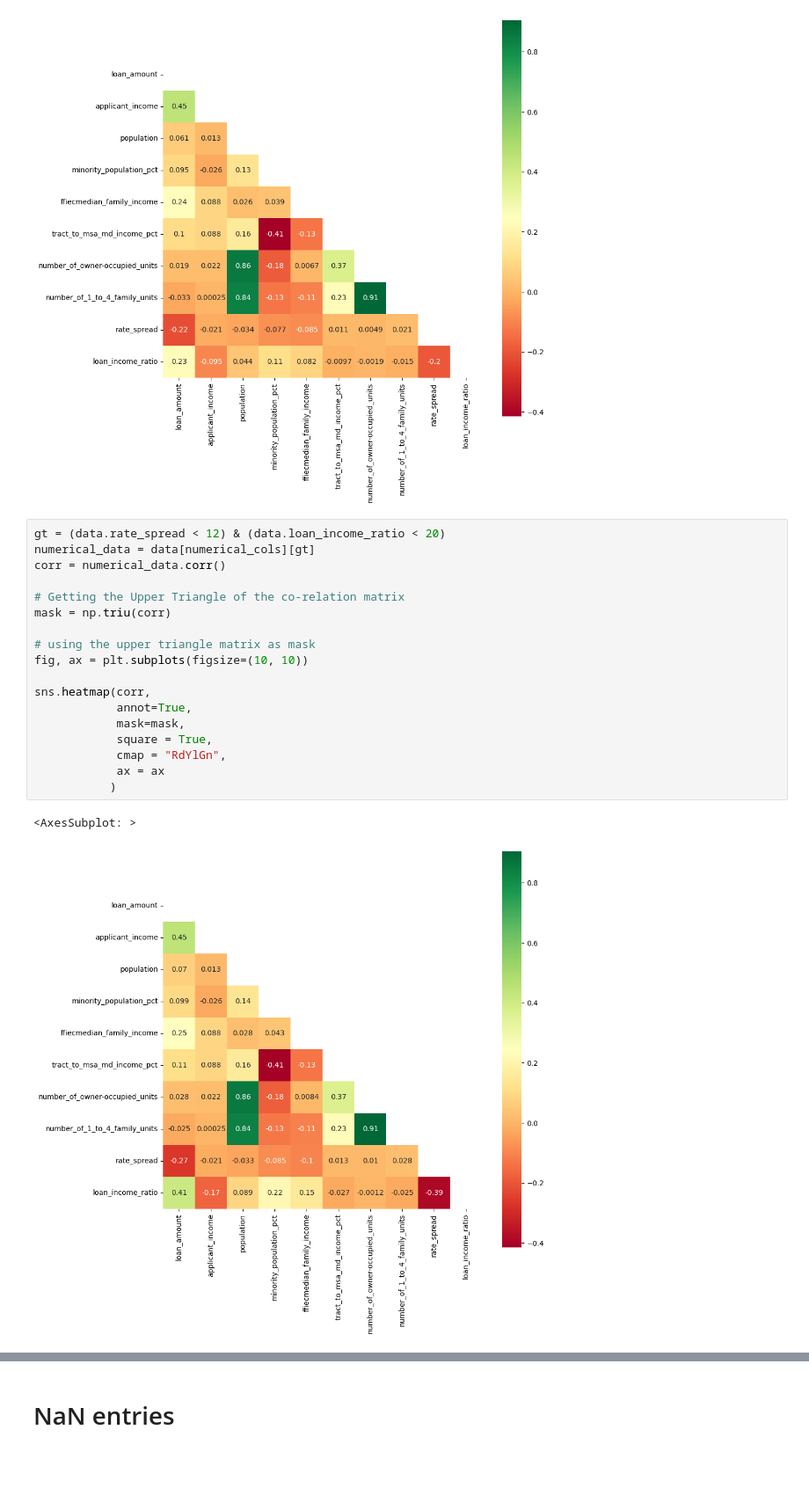
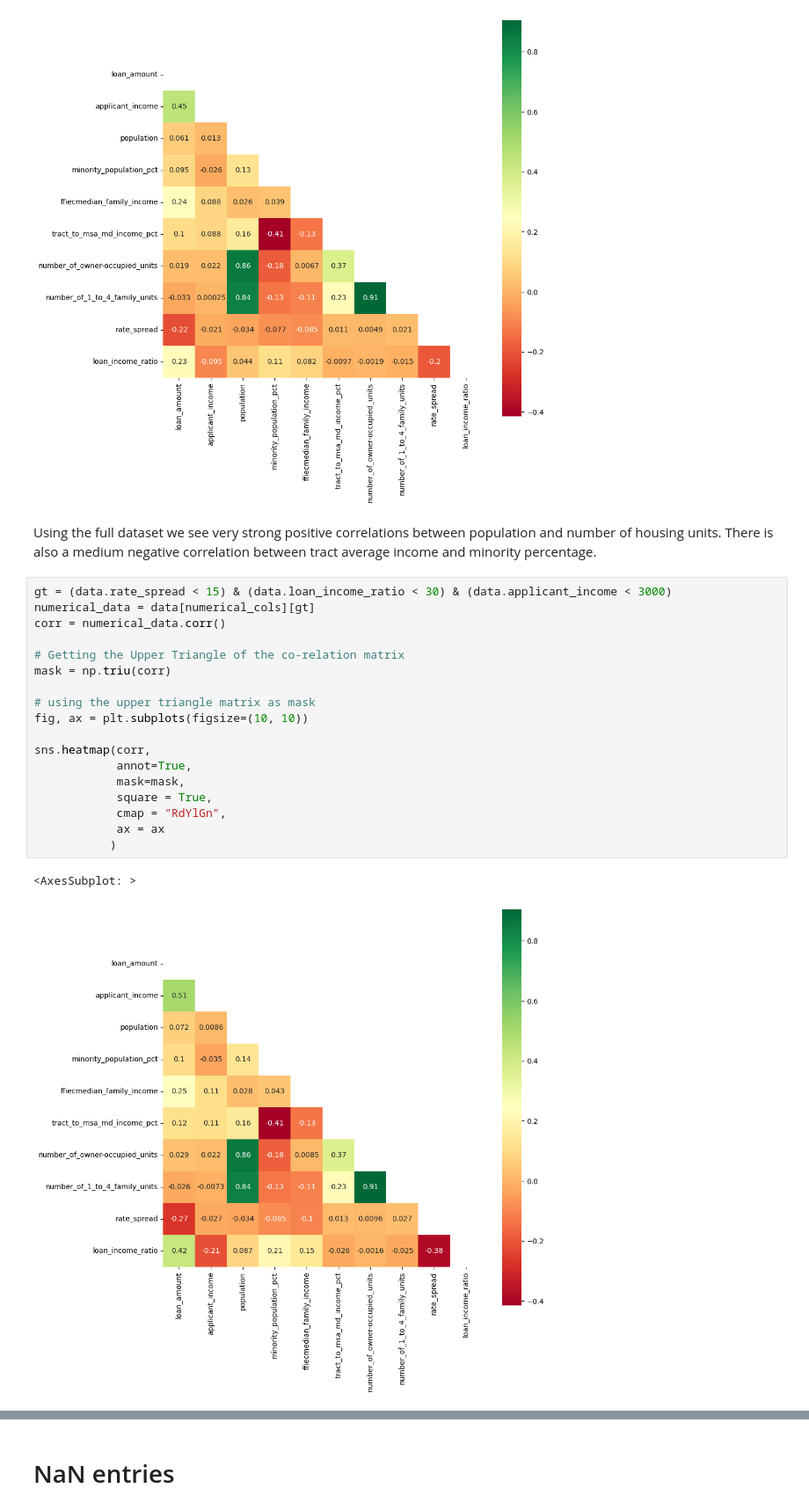
Before and after one commit to christosvlahos/Rate_Spread_Prediction, a Jupyter notebook: Rate_Spread_Analysis.ipynb, the cells around one changed output, grey strips where cells are left out. Shown at 88% size. Drawn from its saved outputs; the diff is of its cells as text; blank space fills up the shorter version.

```diff
--- a/Rate_Spread_Analysis.ipynb
+++ b/Rate_Spread_Analysis.ipynb
@@ -491,24 +514,26 @@ sns.heatmap(corr,
 # %% [output]
 <AxesSubplot: >
 [figure]
+# %% [markdown]
+Using the full dataset we see very strong positive correlations between population and number of housing units. There is also a medium negative correlation between tract average income and minority percentage.
 # %%
-gt = (data.rate_spread < 12) & (data.loan_income_ratio < 20)
+gt = (data.rate_spread < 15) & (data.loan_income_ratio < 30) & (data.applicant_income < 3000)
 numerical_data = data[numerical_cols][gt]
 corr = numerical_data.corr()
 
 # Getting the Upper Triangle of the co-relation matrix
 mask = np.triu(corr)
 
 # using the upper triangle matrix as mask
 fig, ax = plt.subplots(figsize=(10, 10))
 
 sns.heatmap(corr,
             annot=True,
             mask=mask,
             square = True,
             cmap = "RdYlGn",
             ax = ax
            )
 # %% [output]
 <AxesSubplot: >
-[figure, old version]
+[figure, new version]
```
Also changed, not shown: parts of 84 cells of this notebook.
